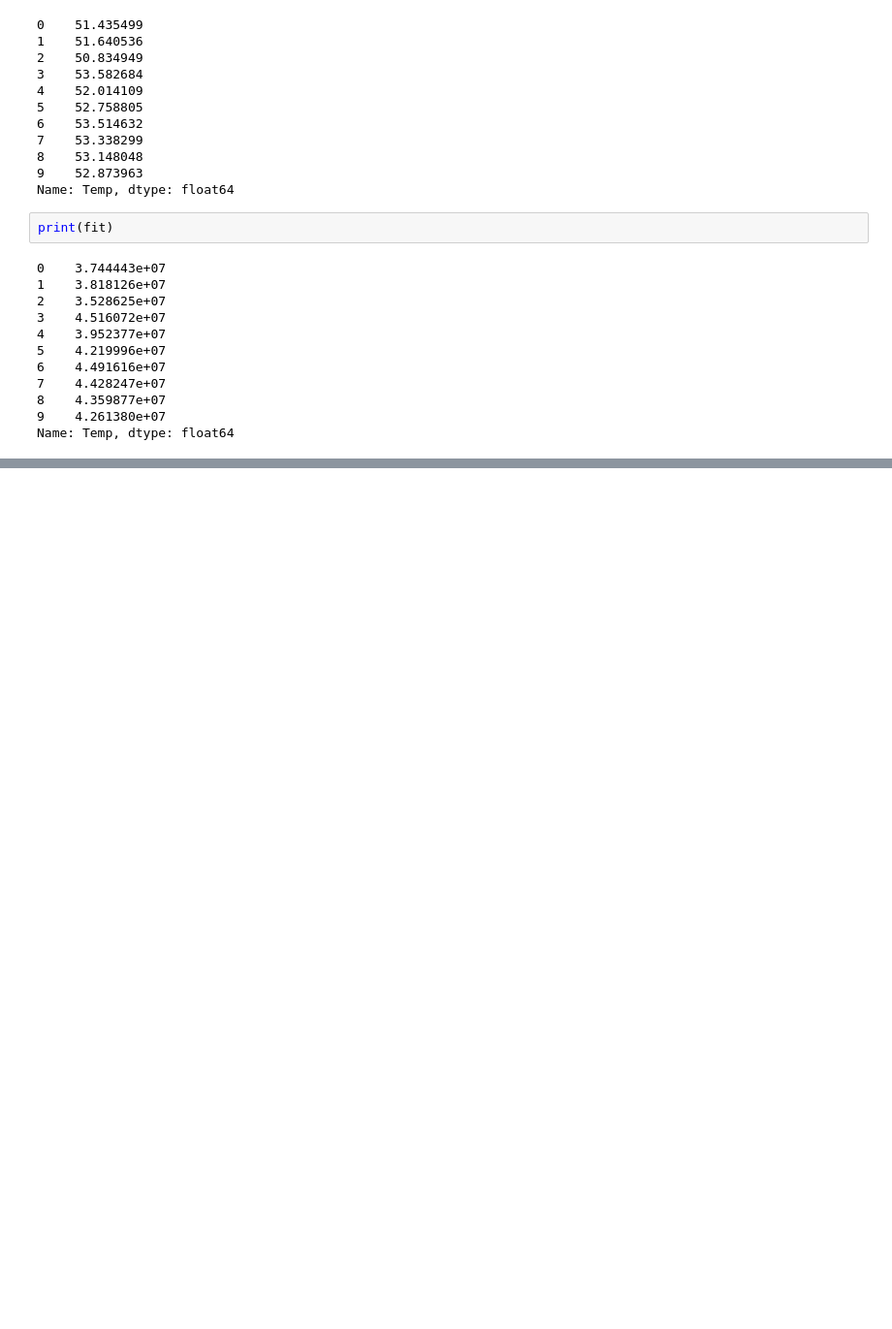
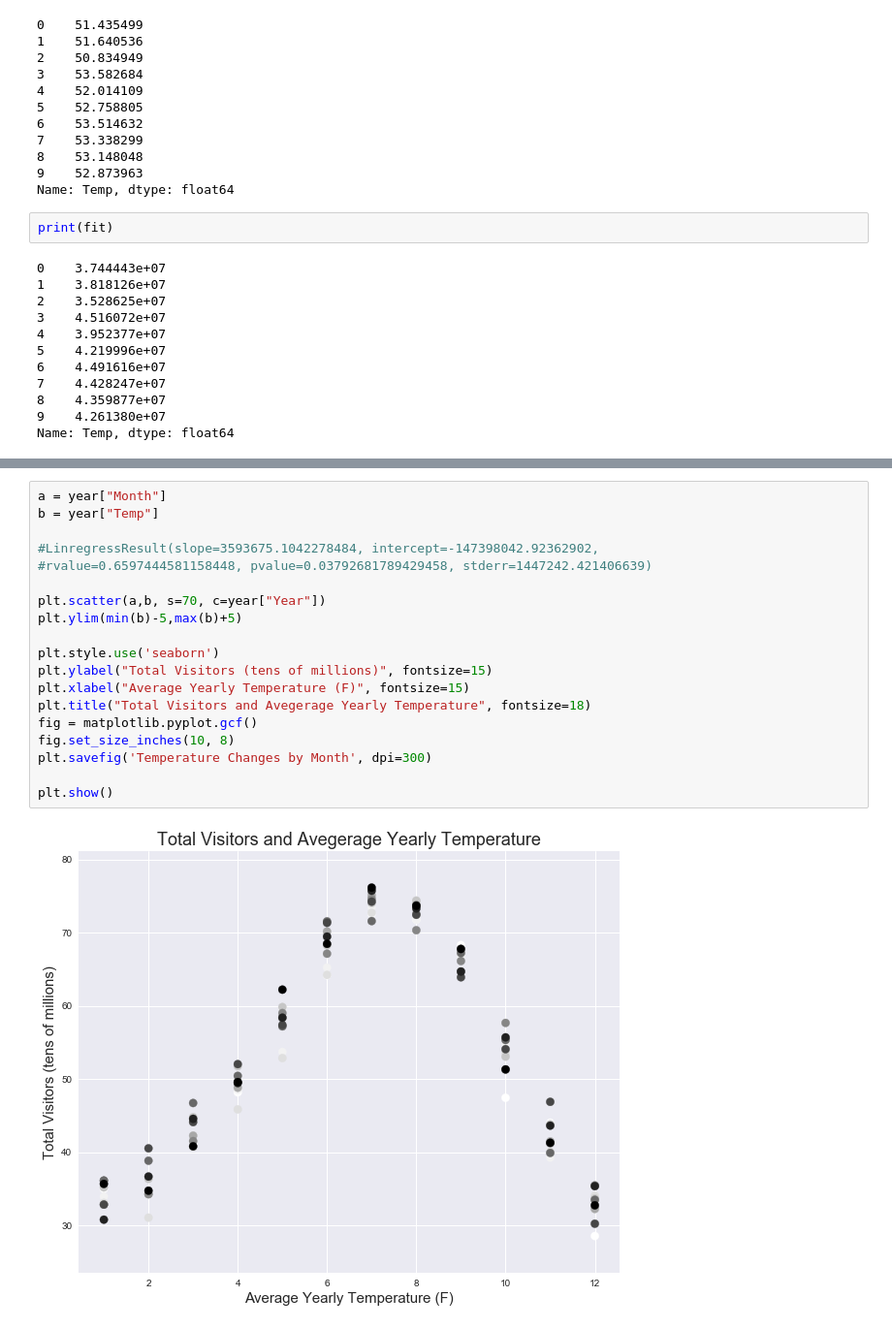
Before and after one commit to andrewswellie/National_Parks_Visitation_vs_Climate_Over_Time, a Jupyter notebook: stats_tests.ipynb, the cells around one changed output, grey strips where cells are left out. Shown at 97% size. Saved outputs shown, nothing was run; the diff lists cells and outputs as text; blank space fills up the shorter version.

```diff
--- a/stats_tests.ipynb
+++ b/stats_tests.ipynb
@@ -262,0 +280,21 @@ Name: Temp, dtype: float64
+# %%
+a = year["Month"]
+b = year["Temp"]
+
+#LinregressResult(slope=3593675.1042278484, intercept=-147398042.92362902,
+#rvalue=0.6597444581158448, pvalue=0.03792681789429458, stderr=1447242.421406639)
+
+plt.scatter(a,b, s=70, c=year["Year"])
+plt.ylim(min(b)-5,max(b)+5)
+
+plt.style.use('seaborn')
+plt.ylabel("Total Visitors (tens of millions)", fontsize=15)
+plt.xlabel("Average Yearly Temperature (F)", fontsize=15)
+plt.title("Total Visitors and Avegerage Yearly Temperature", fontsize=18)
+fig = matplotlib.pyplot.gcf()
+fig.set_size_inches(10, 8)
+plt.savefig('Temperature Changes by Month', dpi=300)
+
+plt.show()
+# %% [output]
+[figure, added]
```
Also changed, not shown: parts of 5 cells of this notebook, 16 other files.
